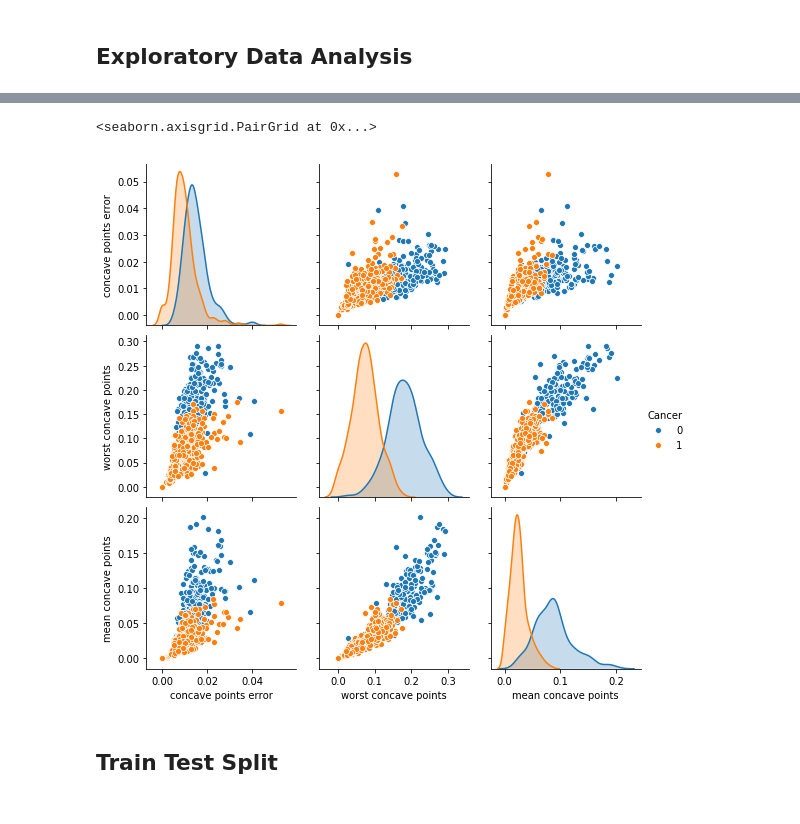
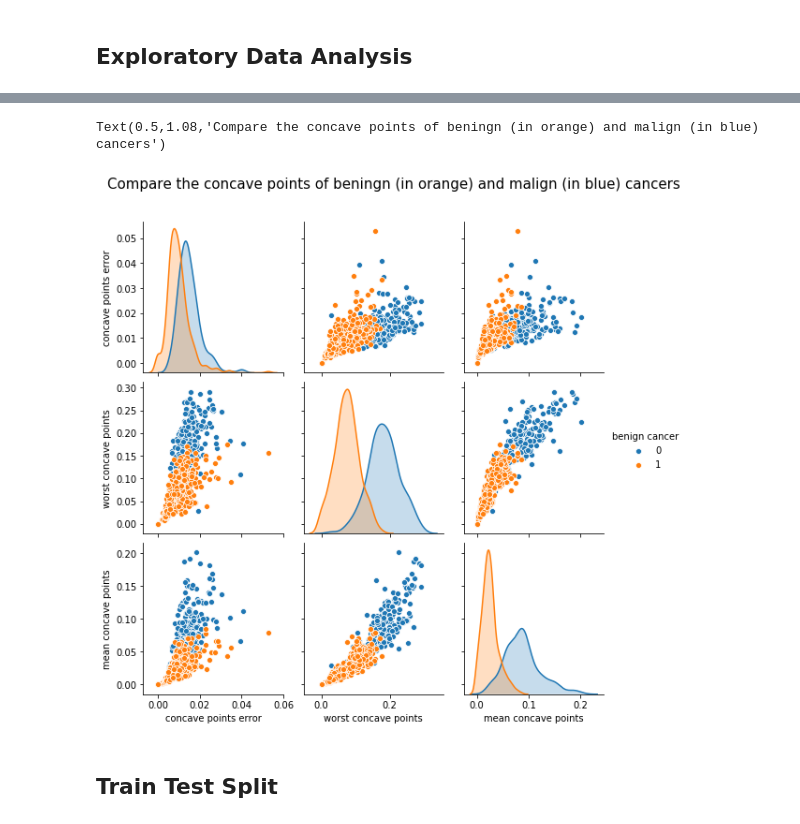
Before and after one commit to NinaPacifico/Breast-Cancer, a Jupyter notebook: SVM - breast cancer.ipynb, the cells around one changed output, grey strips where cells are left out. Cells and saved outputs as stored; diff of their text form; code cells hidden in the pictures.

```diff
--- a/SVM - breast cancer.ipynb
+++ b/SVM - breast cancer.ipynb
@@ -101,7 +103,7 @@ cancer['target_names']
 # %% [output]
 array(['malignant', 'benign'], dtype='<U9')
 # %%
-df_target = pd.DataFrame(cancer['target'],columns=['Cancer'])
+df_target = pd.DataFrame(cancer['target'],columns=['benign cancer'])
 df_target.info()
 # %% [output]
 <class 'pandas.core.frame.DataFrame'>
@@ -158,8 +165,9 @@ sns.pairplot(df,vars=['concavity error','worst concavity','mean concavity'], hue
 # %%
-sns.pairplot(df,vars=['concave points error','worst concave points','mean concave points'], hue='Cancer')
+ax = sns.pairplot(df,vars=['concave points error','worst concave points','mean concave points'], hue='benign cancer')
+ax.fig.suptitle('Compare the concave points of beningn (in orange) and malign (in blue) cancers',y=1.08,size=15)
 # %% [output]
-<seaborn.axisgrid.PairGrid at 0x...>
+Text(0.5,1.08,'Compare the concave points of beningn (in orange) and malign (in blue) cancers')
-[figure, old version]
+[figure, new version]
 # %% [markdown]
 ## Train Test Split
 # %%
```
Also changed, not shown: parts of 21 cells of this notebook.
